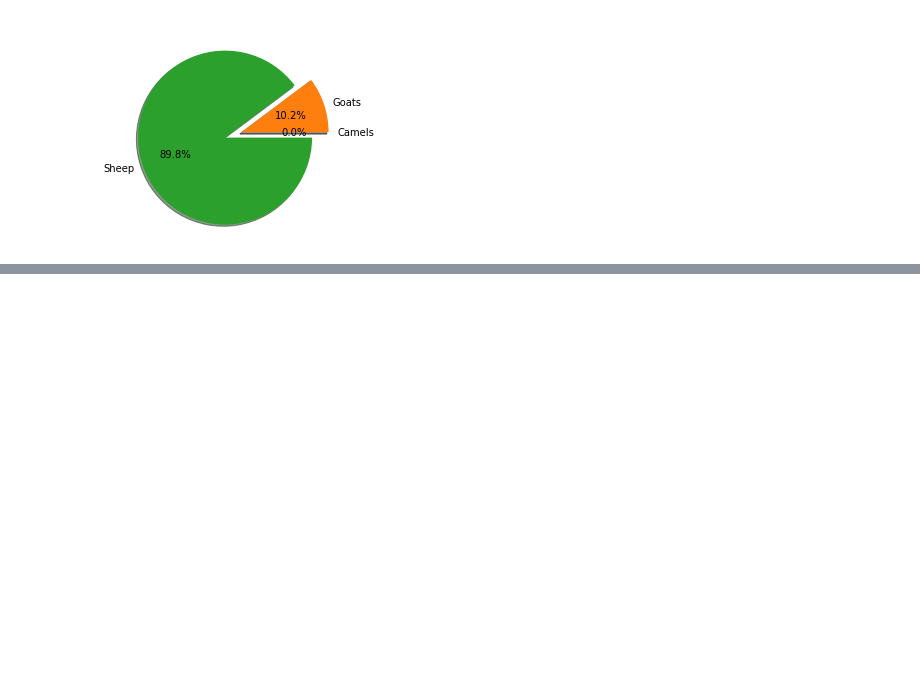
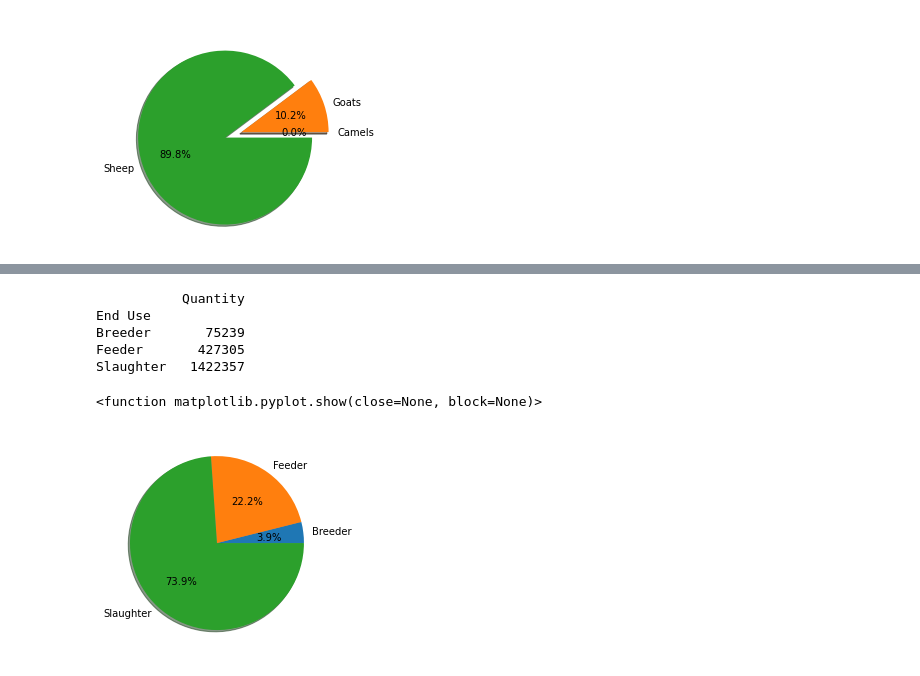
Before and after one commit to D-Wild/data_project, a Jupyter notebook: CODE.ipynb, the cells around one changed output, grey strips where cells are left out. Saved outputs shown, nothing was run; the diff lists cells and outputs as text; code cells hidden in the pictures; blank space fills up the shorter version.

```diff
--- a/CODE.ipynb
+++ b/CODE.ipynb
@@ -213,0 +202,22 @@ WA      1099762
+# %%
+p_ld_2014 = ld.loc[(ld['Year'] == 2014)]
+p_ld_2014_purpose = p_ld_2014.groupby(['End Use']).sum()
+p_ld_2014_purpose_culled = p_ld_2014_purpose.drop(columns=['Year'])
+
+print(p_ld_2014_purpose_culled)
+
+Breeder = p_ld_2014_purpose_culled.iloc[0,0]
+Feeder = p_ld_2014_purpose_culled.iloc[1,0]
+Slaughter = p_ld_2014_purpose_culled.iloc[2,0]
+
+
+plt.pie([Breeder, Feeder, Slaughter], labels= ['Breeder', 'Feeder', 'Slaughter'], shadow=True, autopct='%1.1f%%', explode= (0, 0, 0))
+plt.show
+# %% [output]
+           Quantity
+End Use
+Breeder       75239
+Feeder       427305
+Slaughter   1422357
+<function matplotlib.pyplot.show(close=None, block=None)>
+[figure, added]
```
Also changed, not shown: parts of 13 cells of this notebook, 7 other files.
